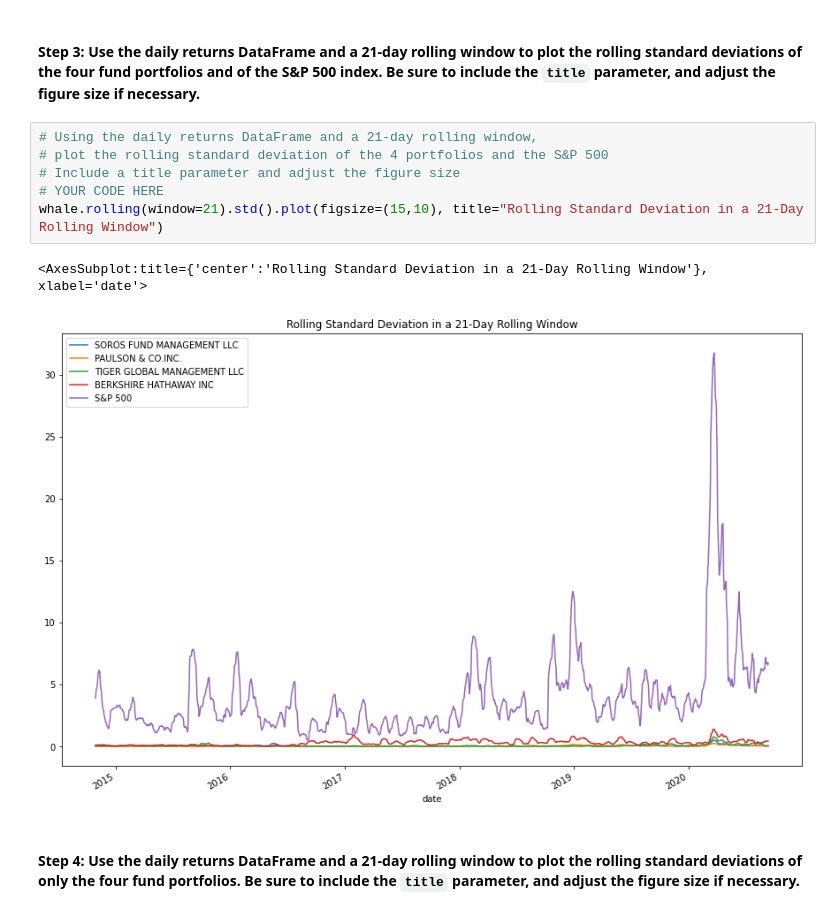
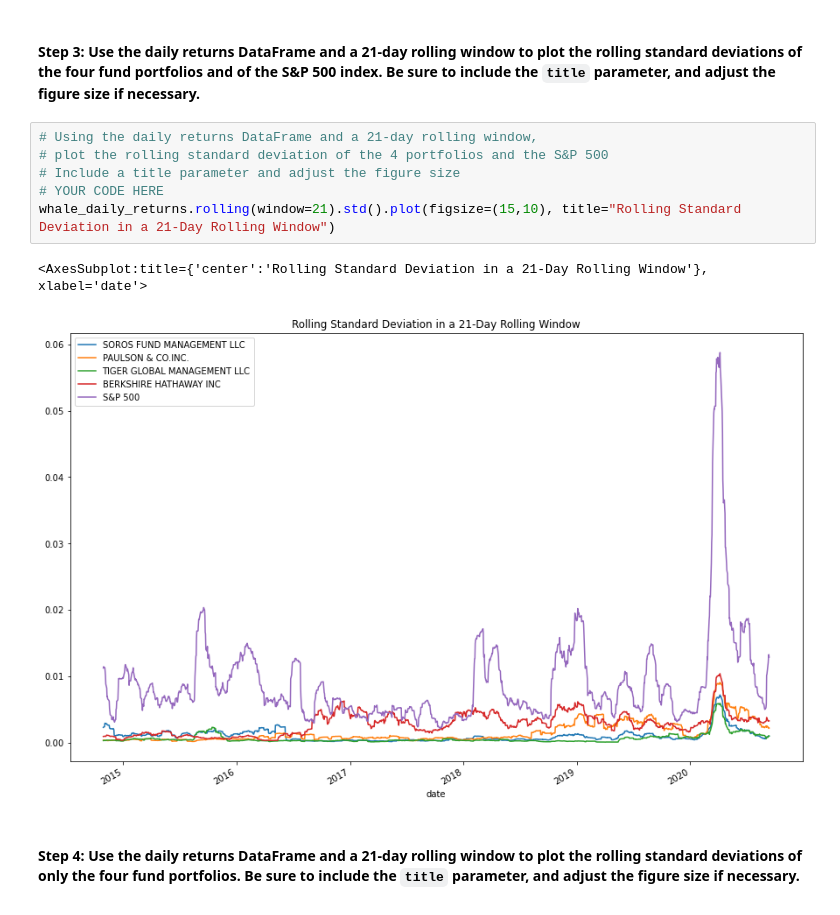
Before and after one commit to hchen1109/Finance_Analytics_4, a Jupyter notebook: risk_return_analysis.ipynb, the cells around one changed output. Drawn from its saved outputs; the diff is of its cells as text.

```diff
--- a/risk_return_analysis.ipynb
+++ b/risk_return_analysis.ipynb
@@ -269,12 +269,12 @@ dtype: float64
 # %%
 # Using the daily returns DataFrame and a 21-day rolling window,
 # plot the rolling standard deviation of the 4 portfolios and the S&P 500
 # Include a title parameter and adjust the figure size
 # YOUR CODE HERE
-whale.rolling(window=21).std().plot(figsize=(15,10), title="Rolling Standard Deviation in a 21-Day Rolling Window")
+whale_daily_returns.rolling(window=21).std().plot(figsize=(15,10), title="Rolling Standard Deviation in a 21-Day Rolling Window")
 # %% [output]
 <AxesSubplot:title={'center':'Rolling Standard Deviation in a 21-Day Rolling Window'}, xlabel='date'>
-[figure, old version]
+[figure, new version]
 # %% [markdown]
 #### Step 4: Use the daily returns DataFrame and a 21-day rolling window to plot the rolling standard deviations of only the four fund portfolios. Be sure to include the `title` parameter, and adjust the figure size if necessary.
 # %%
```
Also changed, not shown: parts of 1 cell of this notebook, 1 other file.
